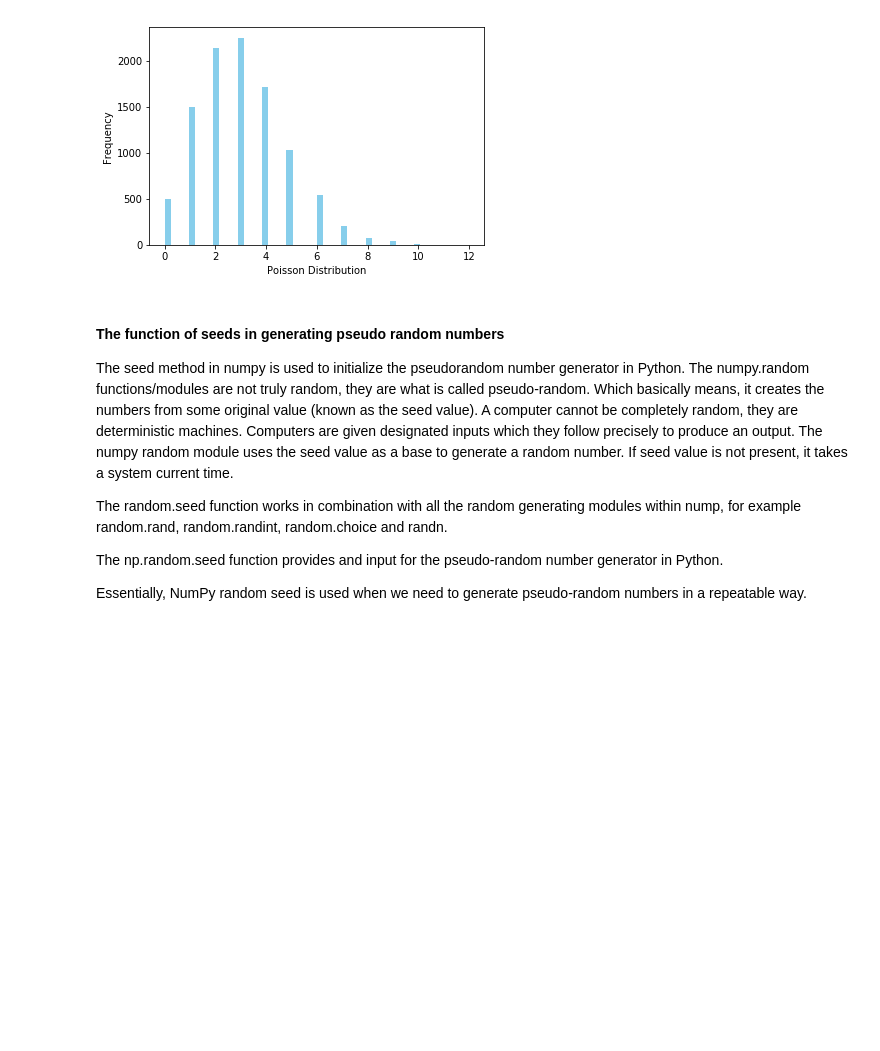
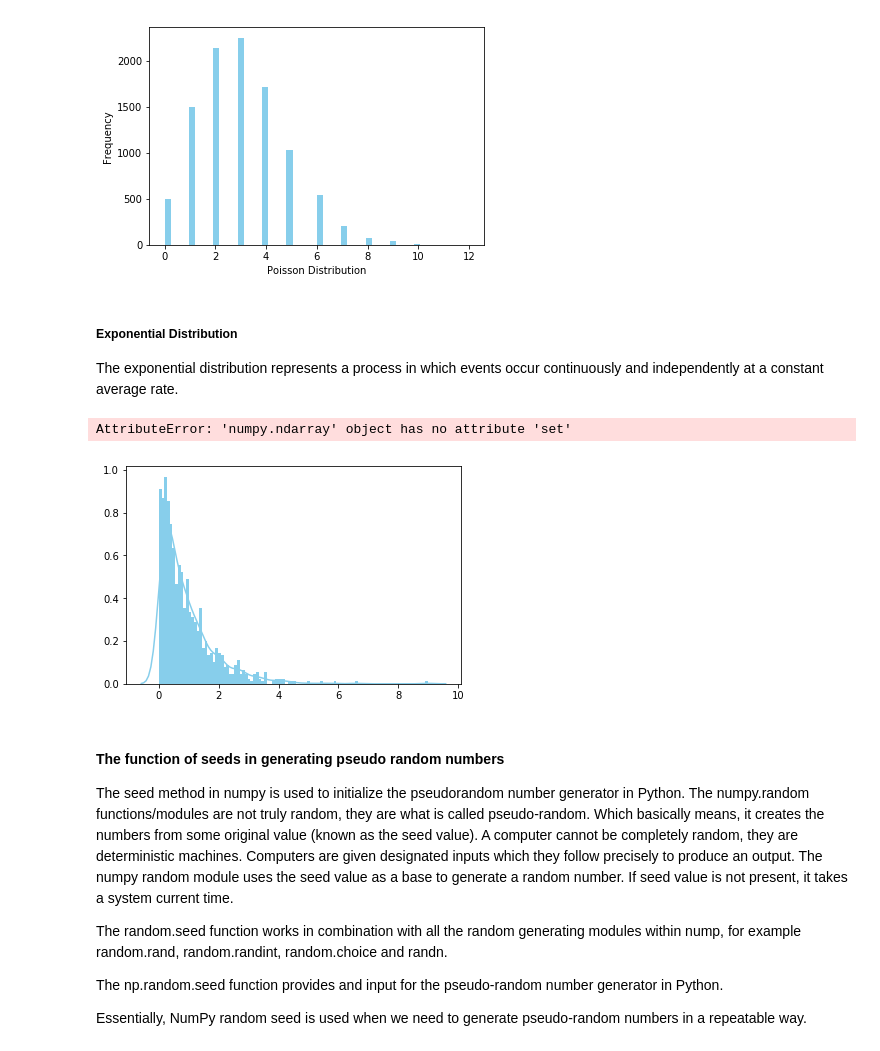
Before and after one commit to kevindooley/programming_DA_project_2019, a Jupyter notebook: numpy_tutorial.ipynb, the cells around one changed output. Cells and saved outputs as stored; diff of their text form; code cells hidden in the pictures; blank space fills up the shorter version.

Commit message:
Added on section about numpy.random.choice and also exponential distribution.

```diff
--- a/numpy_tutorial.ipynb
+++ b/numpy_tutorial.ipynb
@@ -404,6 +418,20 @@ PP.set(xlabel='Poisson Distribution', ylabel='Frequency')
 # %% [output]
 [Text(0, 0.5, 'Frequency'), Text(0.5, 0, 'Poisson Distribution')]
 [figure]
+# %% [markdown]
+##### Exponential Distribution
+The exponential distribution represents a process in which events occur continuously and independently at a constant average rate.
+# %%
+#numpy.random.exponential(scale=1.0, size=None)
+#scale= \beta = 1/\lambda. size = no. samples to draw
+from scipy.stats import expon
+#use built in expon.rvs
+expon_plot = expon.rvs(scale=1, loc=0, size=1000)
+plot_expon = sn.distplot(expon_plot, kde=True,bins=100, color='skyblue', hist_kws={"linewidth": 15,'alpha':1})
+expon_plot.set(xlabel='Exponential Distribution', ylabel='Frequency')
+# %% [output]
+AttributeError: 'numpy.ndarray' object has no attribute 'set'
+[figure, added]
 # %% [markdown]
 #### The function of seeds in generating pseudo random numbers
 The seed method in numpy is used to initialize the pseudorandom number generator in Python.
```
Also changed, not shown: parts of 8 cells of this notebook.
